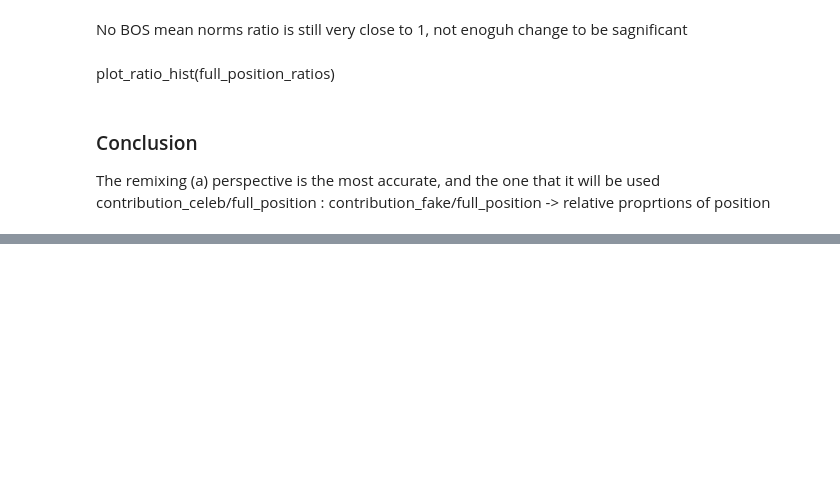
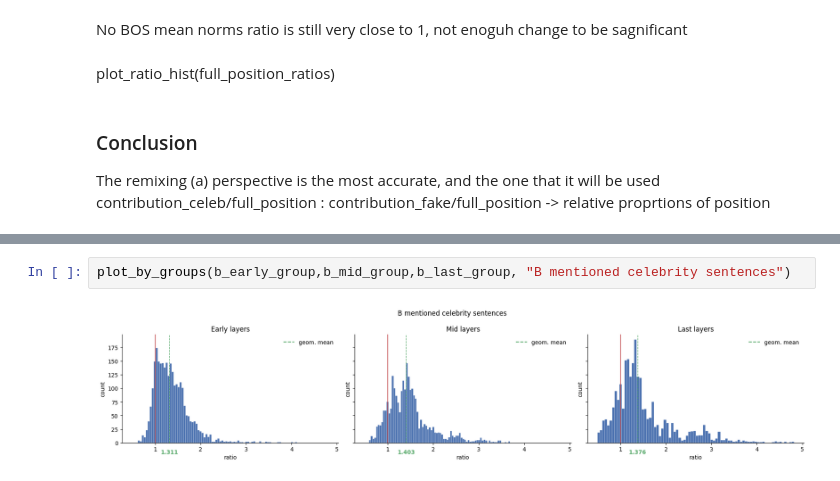
Before and after one commit to NegevTag/Visualizing-information-flow-in-transformers, a Jupyter notebook: real/science/experiment_1_celebrities/celebrity_experiment.ipynb, the cells around one changed output, grey strips where cells are left out. Saved outputs shown, nothing was run; the diff lists cells and outputs as text; blank space fills up the shorter version.

```diff
--- a/real/science/experiment_1_celebrities/celebrity_experiment.ipynb
+++ b/real/science/experiment_1_celebrities/celebrity_experiment.ipynb
@@ -585,0 +918,4 @@ contribution_celeb/full_position : contribution_fake/full_position -> relative p
+# %%
+plot_by_groups(b_early_group,b_mid_group,b_last_group, "B mentioned celebrity sentences")
+# %% [output]
+[figure, added]
```
Also changed, not shown: parts of 41 cells of this notebook, 4 other files.
